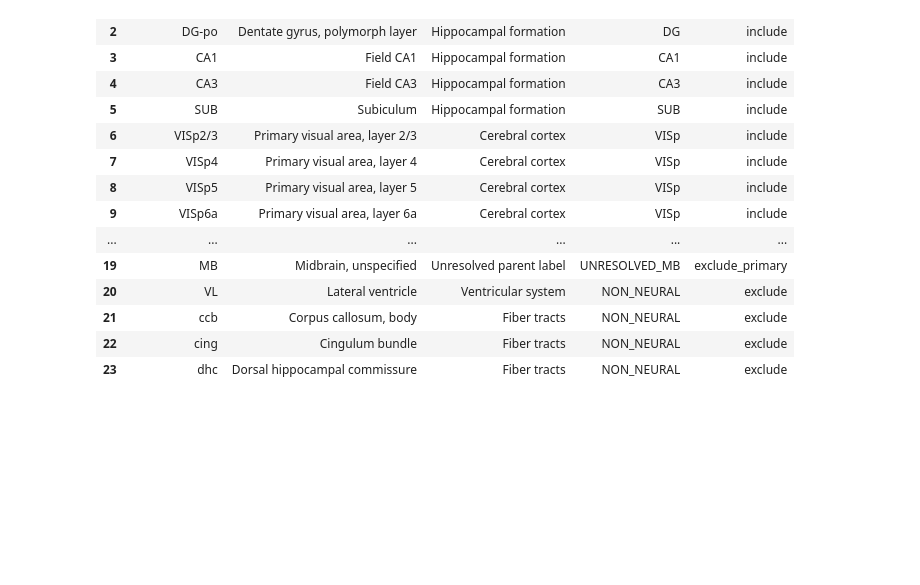
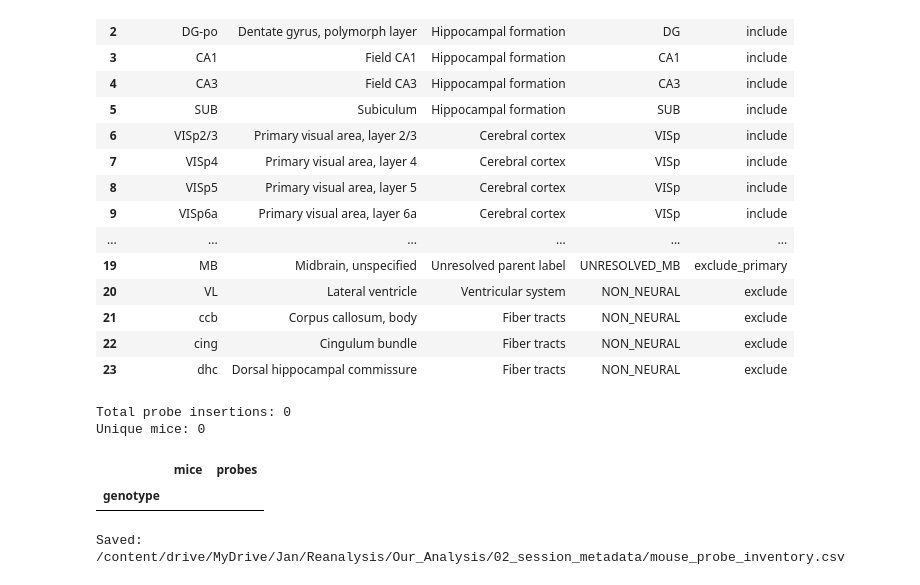
Before and after one commit to Noel-Betelgeuse/autism-neuropixels-reanalysis, a Jupyter notebook: Our_Analysis/01_notebooks/01_dataset_inventory.ipynb, the cells around one changed output. Saved outputs shown, nothing was run; the diff lists cells and outputs as text; code cells hidden in the pictures; blank space fills up the shorter version.

Commit message:
Sync Our_Analysis/01_notebooks/01_dataset_inventory.ipynb from Google Drive

```diff
--- a/Our_Analysis/01_notebooks/01_dataset_inventory.ipynb
+++ b/Our_Analysis/01_notebooks/01_dataset_inventory.ipynb
@@ -281,3 +281,79 @@ Saved annotated coverage and analysis plan.
 | 21 | ccb | Corpus callosum, body | Fiber tracts | NON_NEURAL | exclude |
 | 22 | cing | Cingulum bundle | Fiber tracts | NON_NEURAL | exclude |
 | 23 | dhc | Dorsal hippocampal commissure | Fiber tracts | NON_NEURAL | exclude |
+# %%
+
+%pip -q install one-api ibllib
+
+from one.api import ONE
+
+ROOT = Path("/content/drive/MyDrive/Jan/Reanalysis/Our_Analysis")
+META = ROOT / "02_session_metadata"
+META.mkdir(parents=True, exist_ok=True)
+
+one = ONE(
+    base_url="https://openalyx.internationalbrainlab.org",
+    username="intbrainlab",
+    password="international",
+    silent=True
+)
+
+# Retrieve probe insertions belonging to the ASD dataset.
+insertions = one.alyx.rest(
+    "insertions",
+    "list",
+    django="session__projects__name,angelaki_mouseASD"
+)
+
+records = []
+
+for insertion in insertions:
+    session = insertion.get("session")
+    if not isinstance(session, dict):
+        continue
+
+    subject = session.get("subject", "")
+    if isinstance(subject, dict):
+        subject = subject.get("nickname", "")
+
+    subject = str(subject)
+    prefix = subject.split("-")[0].upper()
+
+    genotype = {
+        "NYU": "WT",
+        "FMR": "Fmr1",
+        "CSP": "Cntnap2",
+        "SH": "Shank3B"
+    }.get(prefix)
+
+    if genotype is None:
+        continue
+
+    records.append({
+        "pid": insertion["id"],
+        "eid": session["id"],
+        "probe": insertion.get("name"),
+        "subject": subject,
+        "genotype": genotype
+    })
+
+inventory = pd.DataFrame(
+    records,
+    columns=["pid", "eid", "probe", "subject", "genotype"]
+).drop_duplicates(subset=["pid"])
+
+inventory.to_csv(META / "mouse_probe_inventory.csv", index=False)
+
+print("Total probe insertions:", len(inventory))
+print("Unique mice:", inventory["subject"].nunique())
+display(inventory.groupby("genotype").agg(
+    mice=("subject", "nunique"),
+    probes=("pid", "nunique")
+))
+print("Saved:", META / "mouse_probe_inventory.csv")
+# %% [output]
+Total probe insertions: 0
+Unique mice: 0
+|  | mice | probes |
+| genotype |  |  |
+Saved: /content/drive/MyDrive/Jan/Reanalysis/Our_Analysis/02_session_metadata/mouse_probe_inventory.csv
```
Also changed, not shown: parts of 1 cell of this notebook.
